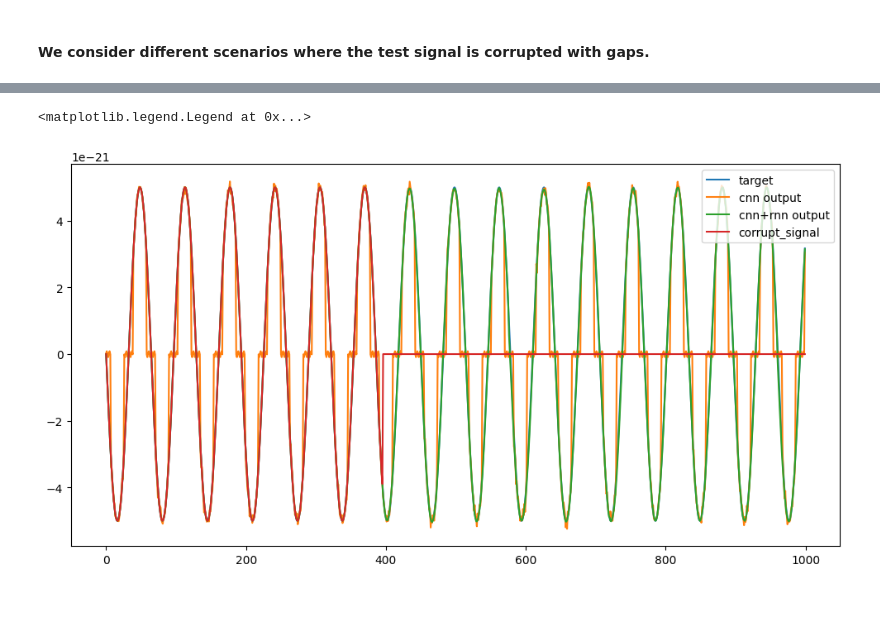
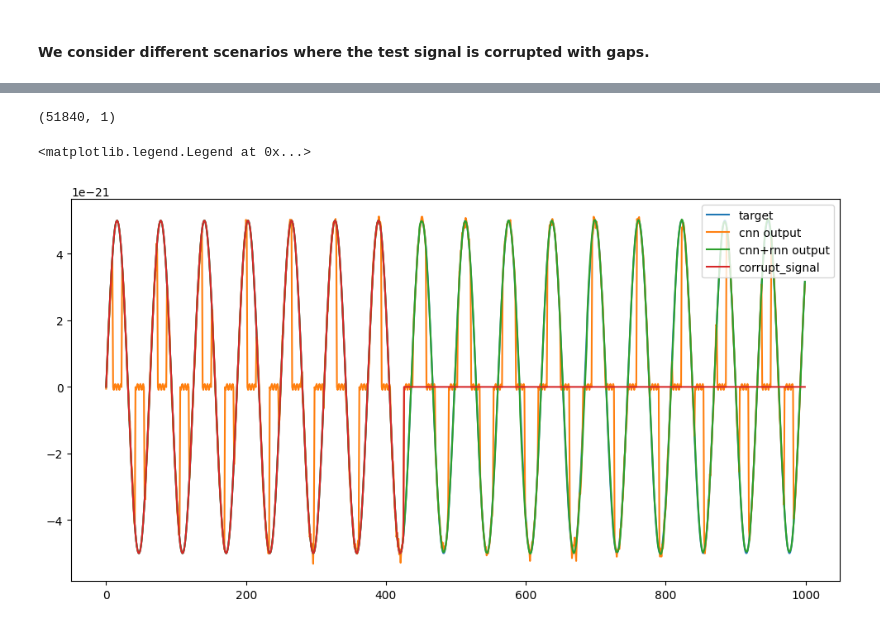
Before and after one commit to bpandamao/BiGRU_CAE, a Jupyter notebook: training/test_signal_experiment.ipynb, the cells around one changed output, grey strips where cells are left out. Saved outputs shown, nothing was run; the diff lists cells and outputs as text; code cells hidden in the pictures.

```diff
--- a/training/test_signal_experiment.ipynb
+++ b/training/test_signal_experiment.ipynb
@@ -22,8 +17,8 @@ import matplotlib.pyplot as plt
 #########################
 #DCAE loading
 ##########################
-from ..models.DCAE import Autoencoder
-from ..models.gaps_generation import ge_unsche
+from DCAE import Autoencoder
+from gaps_generation import ge_unsche
 
 # Create an instance of the autoencoder
-autoencoder = torch.load('./models_dcae.pth')
+autoencoder = torch.load('../models/models_dcae.pth')
@@ -33,14 +26,10 @@ autoencoder = torch.load('./models_dcae.pth')
 ######################
 #BI_GRU loading
 ######################
-from ..models.bi_GRU import BidirectionalGRUModel
-
-input_size = 1
-hidden_size = 12
-output_size = 1
+from bi_GRU import BidirectionalGRUModel
 
 # Create an instance of the bi-GRU
-model = torch.load('./models_ae_gru.pth')
+model = torch.load('../models/models_ae_gru.pth')
 
 # Print the autoencoder architecture
 print(model)
@@ -95,6 +87,8 @@ outputrnn=outputrnn.reshape(-1,1)
 forcast=outputrnn.detach().numpy()
 # orgin=outputarrnew
 forcast.shape
+# %% [output]
+(51840, 1)
 # %%
 #####################
 # Back transformation
@@ -109,13 +103,13 @@ forcastoutput=testsig*maskinautoencoder+forcastfinal[:,0]*(1-maskinautoencoder)
 # %%
 ##########################
 # final output comparsion
 ##########################
 plt.figure(figsize=(12, 6))
-plt.plot(testsig[42000:43000],label="target")
-plt.plot(forcastae[42000:43000],label="cnn output")
-plt.plot(forcastoutput[42000:43000],label="cnn+rnn output")
-plt.plot(cortestsig[42000:43000],label="corrupt_signal")
+plt.plot(testsig[44000:45000],label="target")
+plt.plot(forcastae[44000:45000],label="cnn output")
+plt.plot(forcastoutput[44000:45000],label="cnn+rnn output")
+plt.plot(cortestsig[44000:45000],label="corrupt_signal")
 plt.legend()
 # %% [output]
 <matplotlib.legend.Legend at 0x...>
-[figure, old version]
+[figure, new version]
```
Also changed, not shown: parts of 5 cells of this notebook, 3 other files.
